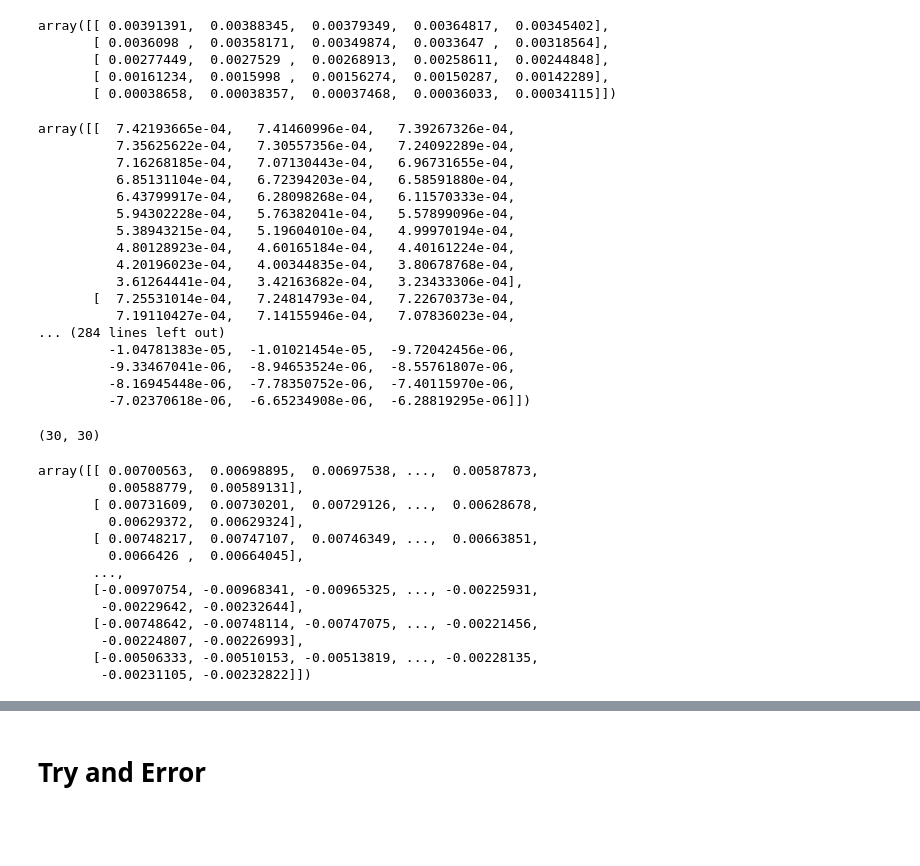
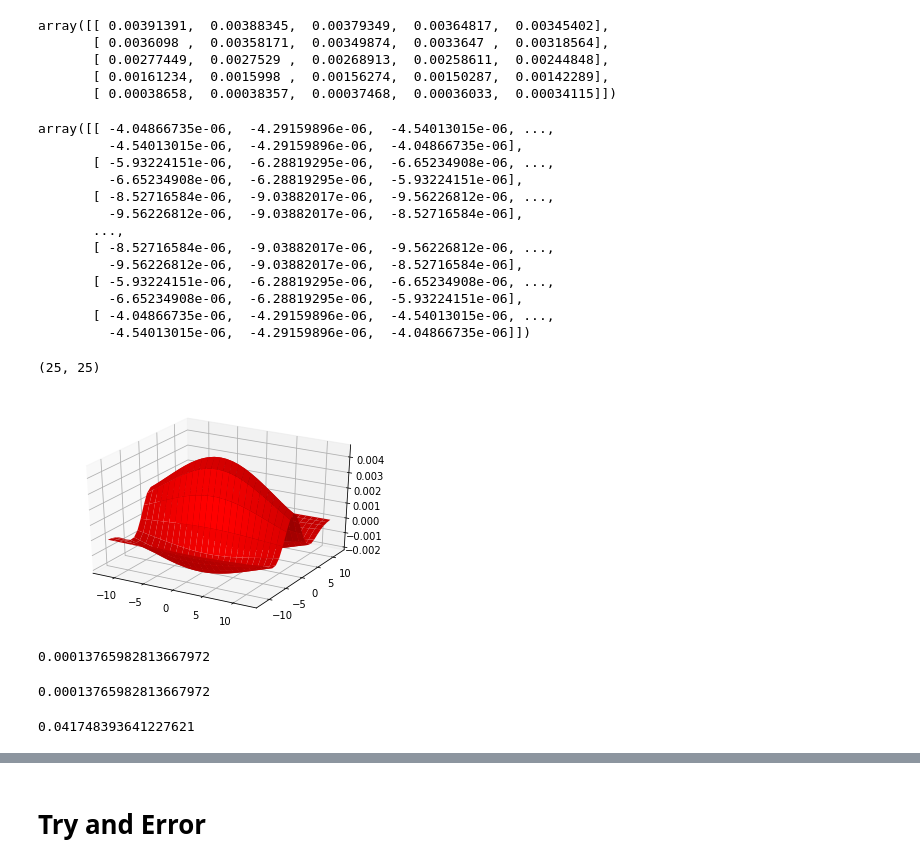
Before and after one commit to karino2/ClassSim, a Jupyter notebook: GMM_similarity.ipynb, the cells around one changed output, grey strips where cells are left out. Drawn from its saved outputs; the diff is of its cells as text; code cells hidden in the pictures; blank space fills up the shorter version.

```diff
--- a/GMM_similarity.ipynb
+++ b/GMM_similarity.ipynb
@@ -147,33 +111,42 @@ array([[ 0.00391391,  0.00388345,  0.00379349,  0.00364817,  0.00345402],
 def DOOG2_weight(sigma, r=3, truncate=4):
     # similar filter size logic as filters.gaussian of scipy.
     lw = int(truncate * sigma + 0.5)
-    return DOOG2(np.arange(0, lw), np.arange(0, lw), sigma, r)
+    return DOOG2(np.arange(-lw, lw+1), np.arange(-lw, lw+1), sigma, r)
 # %%
 DOOG2_weight(7.5)
 # %% [output]
-array([[  7.42193665e-04,   7.41460996e-04,   7.39267326e-04,
-          7.35625622e-04,   7.30557356e-04,   7.24092289e-04,
-          7.16268185e-04,   7.07130443e-04,   6.96731655e-04,
-          6.85131104e-04,   6.72394203e-04,   6.58591880e-04,
-          6.43799917e-04,   6.28098268e-04,   6.11570333e-04,
-          5.94302228e-04,   5.76382041e-04,   5.57899096e-04,
-          5.38943215e-04,   5.19604010e-04,   4.99970194e-04,
-          4.80128923e-04,   4.60165184e-04,   4.40161224e-04,
-          4.20196023e-04,   4.00344835e-04,   3.80678768e-04,
-          3.61264441e-04,   3.42163682e-04,   3.23433306e-04],
-       [  7.25531014e-04,   7.24814793e-04,   7.22670373e-04,
-          7.19110427e-04,   7.14155946e-04,   7.07836023e-04,
-... (284 lines left out)
-         -1.04781383e-05,  -1.01021454e-05,  -9.72042456e-06,
-         -9.33467041e-06,  -8.94653524e-06,  -8.55761807e-06,
-         -8.16945448e-06,  -7.78350752e-06,  -7.40115970e-06,
-         -7.02370618e-06,  -6.65234908e-06,  -6.28819295e-06]])
+array([[ -4.04866735e-06,  -4.29159896e-06,  -4.54013015e-06, ...,
+         -4.54013015e-06,  -4.29159896e-06,  -4.04866735e-06],
+       [ -5.93224151e-06,  -6.28819295e-06,  -6.65234908e-06, ...,
+         -6.65234908e-06,  -6.28819295e-06,  -5.93224151e-06],
+       [ -8.52716584e-06,  -9.03882017e-06,  -9.56226812e-06, ...,
+         -9.56226812e-06,  -9.03882017e-06,  -8.52716584e-06],
+       ...,
+       [ -8.52716584e-06,  -9.03882017e-06,  -9.56226812e-06, ...,
+         -9.56226812e-06,  -9.03882017e-06,  -8.52716584e-06],
+       [ -5.93224151e-06,  -6.28819295e-06,  -6.65234908e-06, ...,
+         -6.65234908e-06,  -6.28819295e-06,  -5.93224151e-06],
+       [ -4.04866735e-06,  -4.29159896e-06,  -4.54013015e-06, ...,
+         -4.54013015e-06,  -4.29159896e-06,  -4.04866735e-06]])
 # %%
 # https://docs.scipy.org/doc/scipy-0.16.1/reference/generated/scipy.ndimage.filters.convolve.html
 from scipy.ndimage.filters import convolve
 # %%
-weights = DOOG2_weight(7.5)
+weights = DOOG2_weight(3)
 # %%
 weights.shape
 # %% [output]
-(30, 30)
+(25, 25)
+# %%
+X,Y=np.meshgrid(np.linspace(-12,12,25),np.linspace(-12,12, 25));
+fig=plt.figure();
+ax=fig.add_subplot(111,projection='3d')
+ax.plot_surface(X, Y, weights, color='red')
+# surf=ax.plot_surface(X,Y,G,c='red')
+plt.show()
+# %% [output]
+[figure, added]
+# %%
+np.mean([np.mean(convolve(tile[:, :, i], weights)) for i in range(3)])
+# %% [output]
+0.00013765982813667972
@@ -180,16 +156,4 @@ weights.shape
 # %%
-convolve(tile[:, :, 0], weights)
+DOOG_mean(tile, weights)
 # %% [output]
-array([[ 0.00700563,  0.00698895,  0.00697538, ...,  0.00587873,
-         0.00588779,  0.00589131],
-       [ 0.00731609,  0.00730201,  0.00729126, ...,  0.00628678,
-         0.00629372,  0.00629324],
-       [ 0.00748217,  0.00747107,  0.00746349, ...,  0.00663851,
-         0.0066426 ,  0.00664045],
-       ...,
-       [-0.00970754, -0.00968341, -0.00965325, ..., -0.00225931,
-        -0.00229642, -0.00232644],
-       [-0.00748642, -0.00748114, -0.00747075, ..., -0.00221456,
-        -0.00224807, -0.00226993],
-       [-0.00506333, -0.00510153, -0.00513819, ..., -0.00228135,
-        -0.00231105, -0.00232822]])
+0.00013765982813667972
@@ -195,0 +162,4 @@ array([[ 0.00700563,  0.00698895,  0.00697538, ...,  0.00587873,
+# %%
+np.max(DOOG2_weight(1))
+# %% [output]
+0.041748393641227621
```
Also changed, not shown: parts of 43 cells of this notebook.
